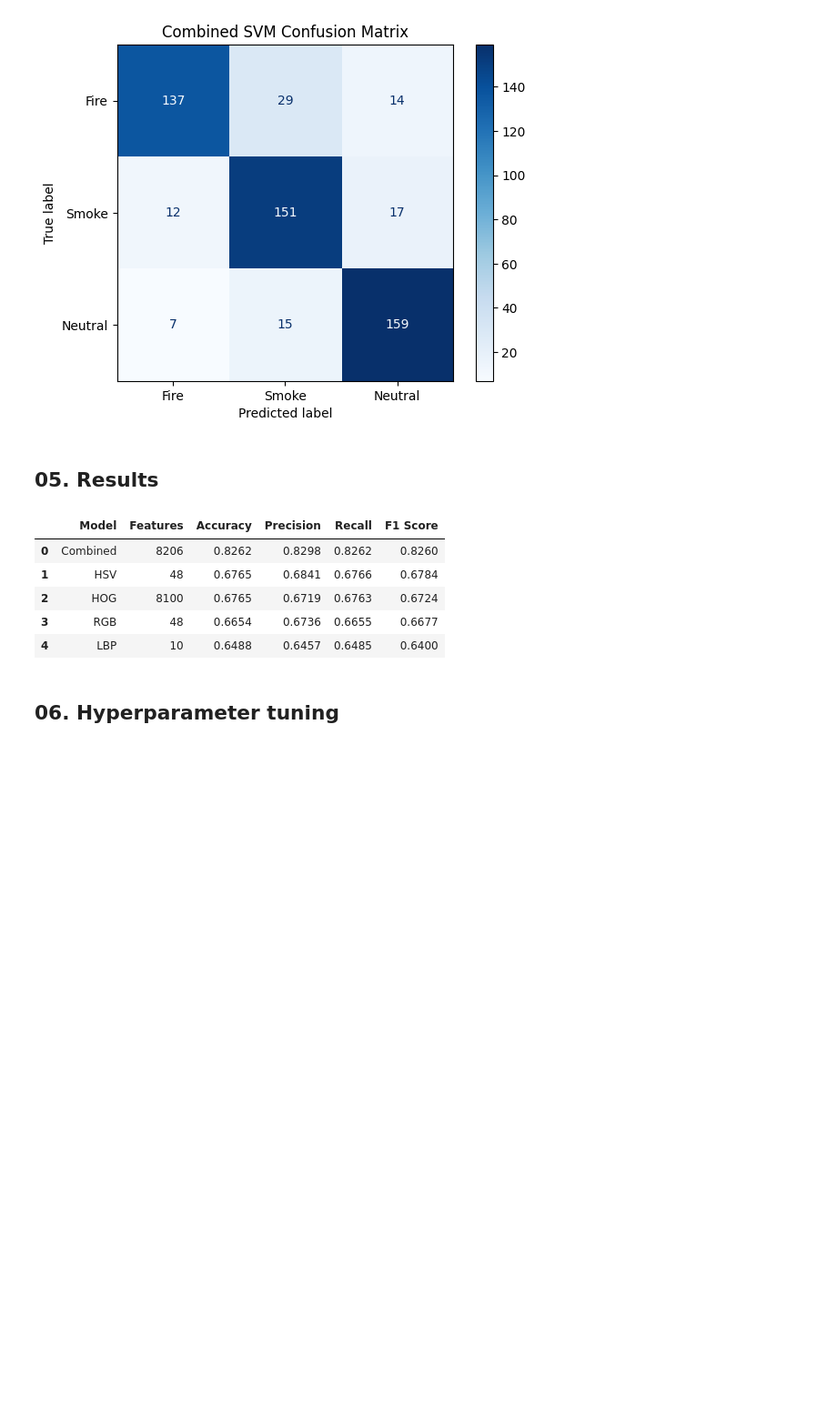
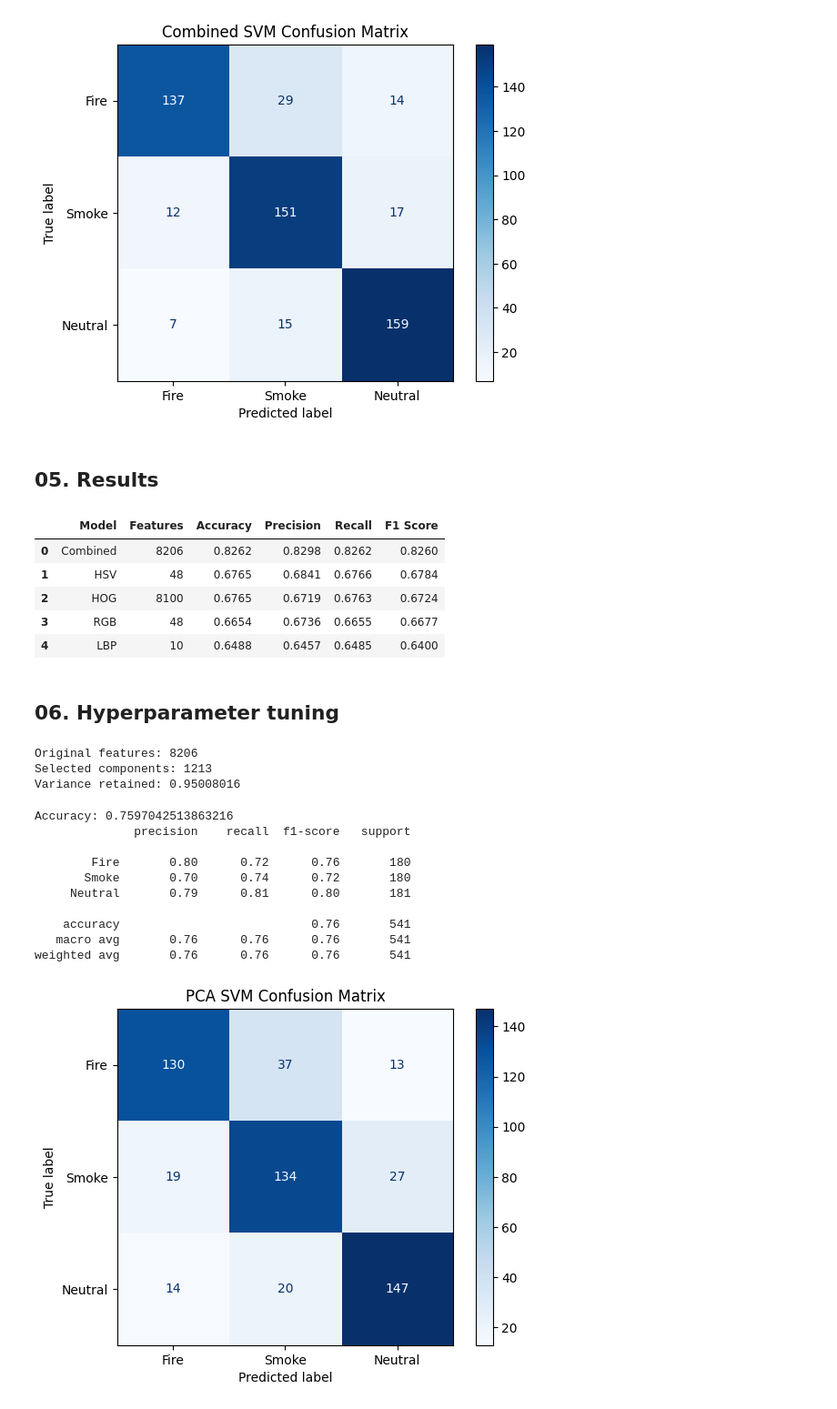
Before and after one commit to sreeramchennakrish/MIDS-281-project, a Jupyter notebook: notebooks/04_classifier_svm.ipynb, the cells around one changed output. Shown at 91% size. Cells and saved outputs as stored; diff of their text form; code cells hidden in the pictures; blank space fills up the shorter version.

Commit message:
added hyp param tune model

```diff
--- a/notebooks/04_classifier_svm.ipynb
+++ b/notebooks/04_classifier_svm.ipynb
@@ -409,3 +411,62 @@ display(comparison_df.round(4))
 | 4 | LBP | 10 | 0.6488 | 0.6457 | 0.6485 | 0.6400 |
 # %% [markdown]
 ## 06. Hyperparameter tuning
+# %%
+pca_svm_model = Pipeline([
+    ("scaler", StandardScaler()),
+    ("pca", PCA(
+        n_components=0.95,
+        svd_solver="full"
+    )),
+    ("svm", SVC(
+        kernel="rbf",
+        C=10,
+        gamma="scale"
+    ))
+])
+
+# Train using original 8206 features
+pca_svm_model.fit(X_train, y_train)
+
+# Examine selected PCA components
+pca = pca_svm_model.named_steps["pca"]
+
+print("Original features:", X_train.shape[1])
+print("Selected components:", pca.n_components_)
+print("Variance retained:", pca.explained_variance_ratio_.sum())
+# %% [output]
+Original features: 8206
+Selected components: 1213
+Variance retained: 0.95008016
+# %%
+y_pred_pca = pca_svm_model.predict(X_val)
+
+print("Accuracy:", accuracy_score(y_val, y_pred_pca))
+
+print(classification_report(
+    y_val,
+    y_pred_pca,
+    target_names=classes
+))
+
+ConfusionMatrixDisplay.from_predictions(
+    y_val,
+    y_pred_pca,
+    display_labels=classes,
+    cmap="Blues"
+)
+
+plt.title("PCA SVM Confusion Matrix")
+plt.show()
+# %% [output]
+Accuracy: 0.7597042513863216
+              precision    recall  f1-score   support
+
+        Fire       0.80      0.72      0.76       180
+       Smoke       0.70      0.74      0.72       180
+     Neutral       0.79      0.81      0.80       181
+
+    accuracy                           0.76       541
+   macro avg       0.76      0.76      0.76       541
+weighted avg       0.76      0.76      0.76       541
+[figure, added]
```
Also changed, not shown: parts of 9 cells of this notebook.
